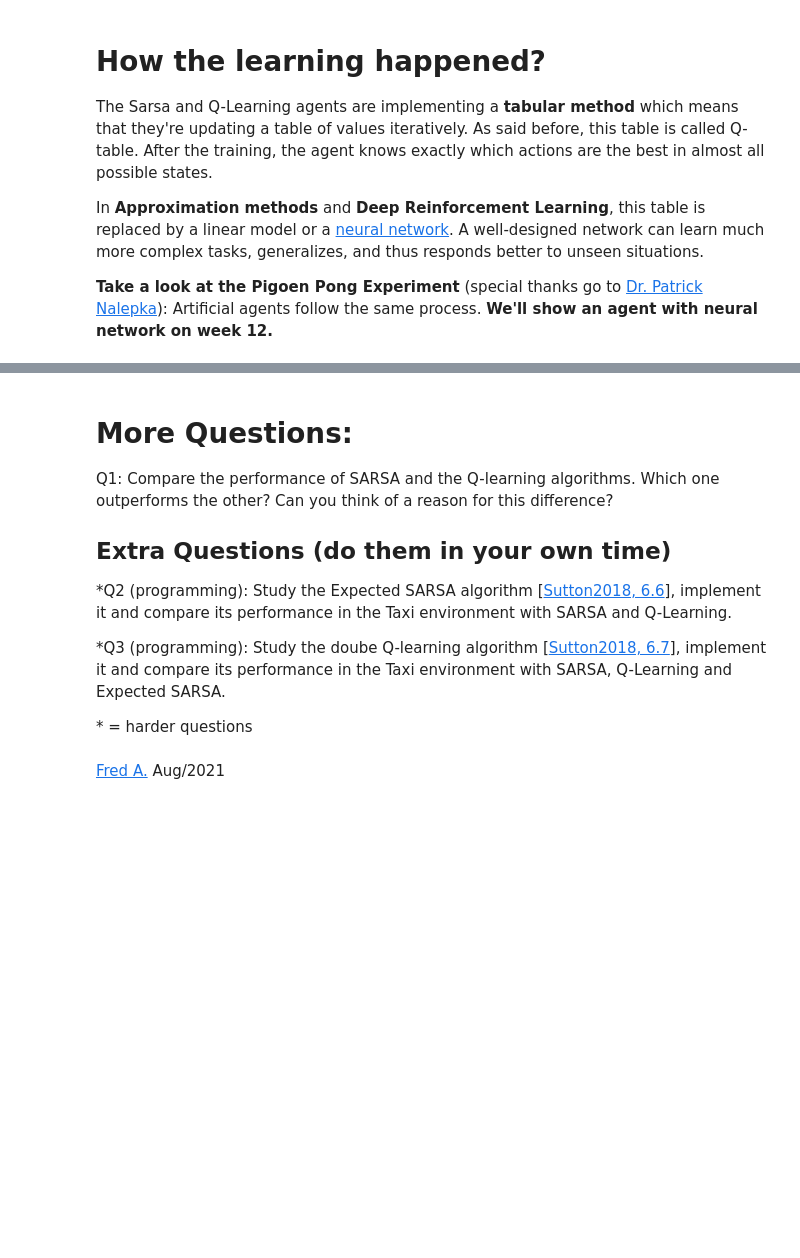
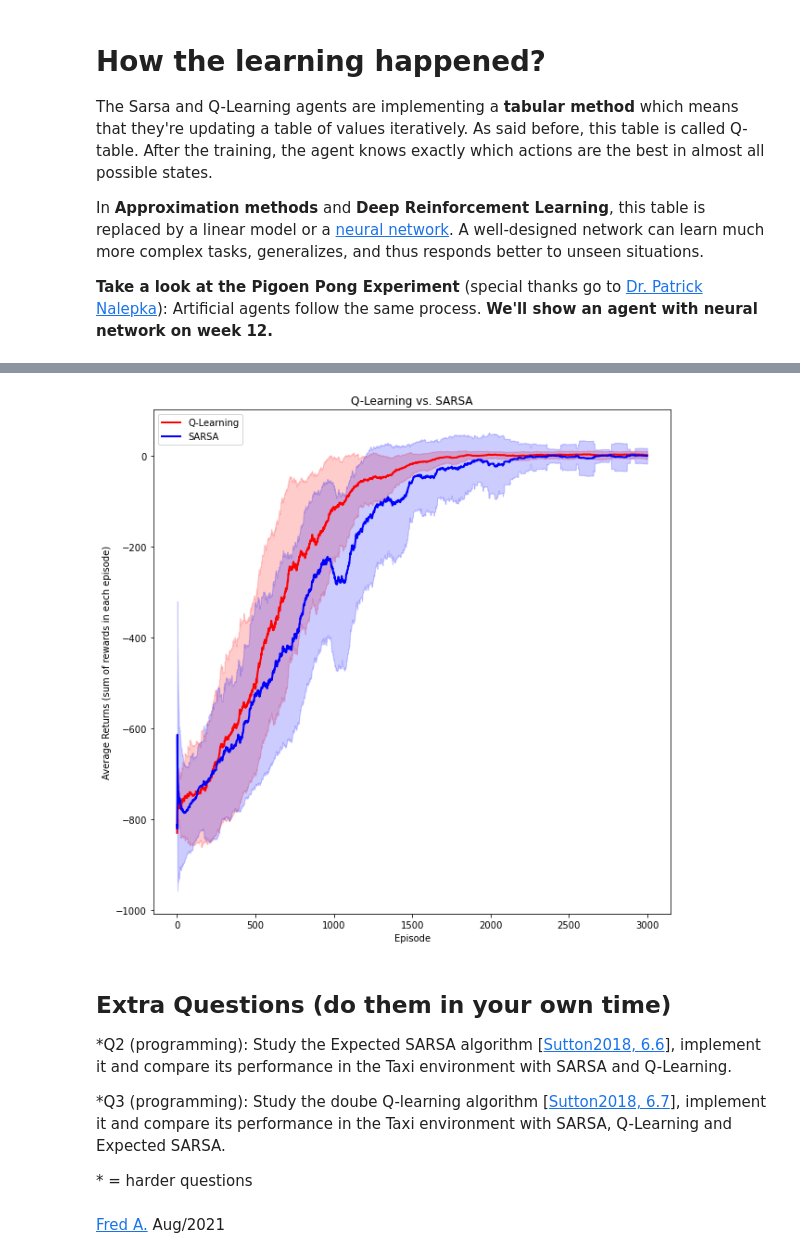
Before and after one commit to FredAmouzgar/comp8220_ML, a Jupyter notebook: 2021S2/W06/solutions/TD_Control_Methods_SARSA_Q_Learning_Solutions.ipynb, the cells around one changed output, grey strips where cells are left out. Cells and saved outputs as stored; diff of their text form; code cells hidden in the pictures; blank space fills up the shorter version.

```diff
--- a/2021S2/W06/solutions/TD_Control_Methods_SARSA_Q_Learning_Solutions.ipynb
+++ b/2021S2/W06/solutions/TD_Control_Methods_SARSA_Q_Learning_Solutions.ipynb
@@ -474,8 +488,26 @@ HTML('<iframe width="560" height="315" src="https://www.youtube-nocookie.com/emb
+# %%
+fig, axes = plt.subplots(nrows=1, ncols=1, figsize=(10,10))
+axes.set_title("Q-Learning vs. SARSA")
+axes.set_xlabel("Episode")
+axes.set_ylabel("Average Returns (sum of rewards in each episode)")
+
+axes.plot(list(range(len(avg_returns_qlearning))),avg_returns_qlearning, color="red", linewidth=2)
+axes.fill_between(list(range(len(returns))),
+                  np.array(avg_returns_qlearning)+np.array(stds_qlearning),
+                  np.array(avg_returns_qlearning)-np.array(stds_qlearning),
+                  color="red", alpha=0.2)
+
+axes.plot(list(range(len(avg_returns_sarsa))),avg_returns_sarsa, color="blue", linewidth=2)
+axes.fill_between(list(range(len(returns))),
+                  np.array(avg_returns_sarsa)+np.array(stds_sarsa),
+                  np.array(avg_returns_sarsa)-np.array(stds_sarsa),
+                  color="blue", alpha=0.2)
+
+axes.legend(["Q-Learning", "SARSA"], loc='upper left')
+plt.show()
+# %% [output]
+[figure, added]
 # %% [markdown]
-# More Questions:
-
-Q1: Compare the performance of SARSA and the Q-learning algorithms. Which one outperforms the other? Can you think of a reason for this difference?
-
 ## Extra Questions (do them in your own time)
 
 *Q2 (programming): Study the Expected SARSA algorithm \[[Sutton2018, 6.6](http://incompleteideas.net/book/the-book-2nd.html)\], implement it and compare its performance in the Taxi environment with SARSA and Q-Learning.
```
Also changed, not shown: parts of 6 cells of this notebook.
